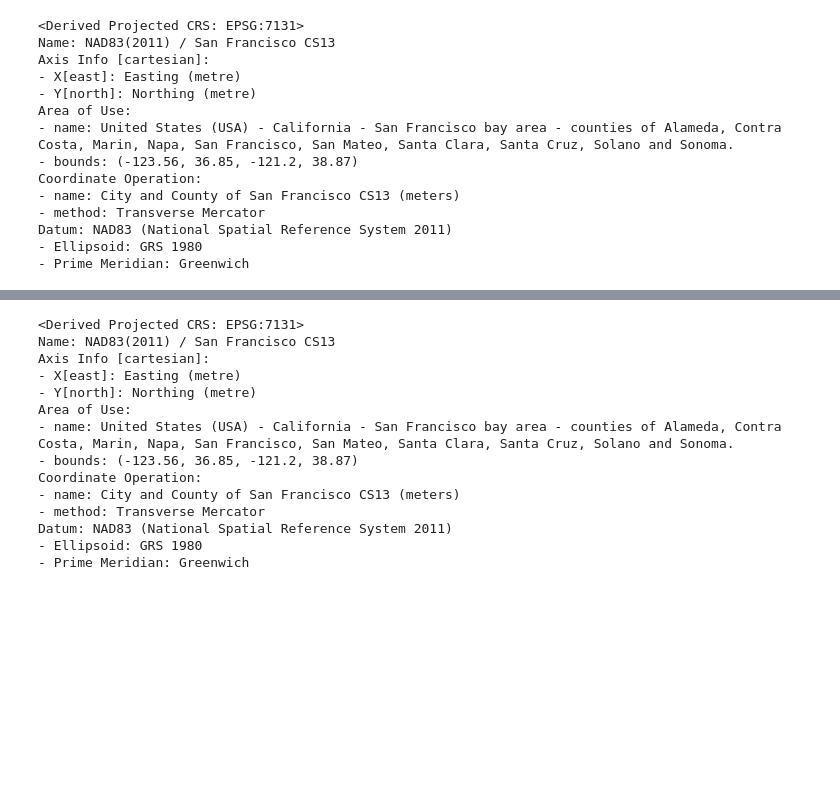
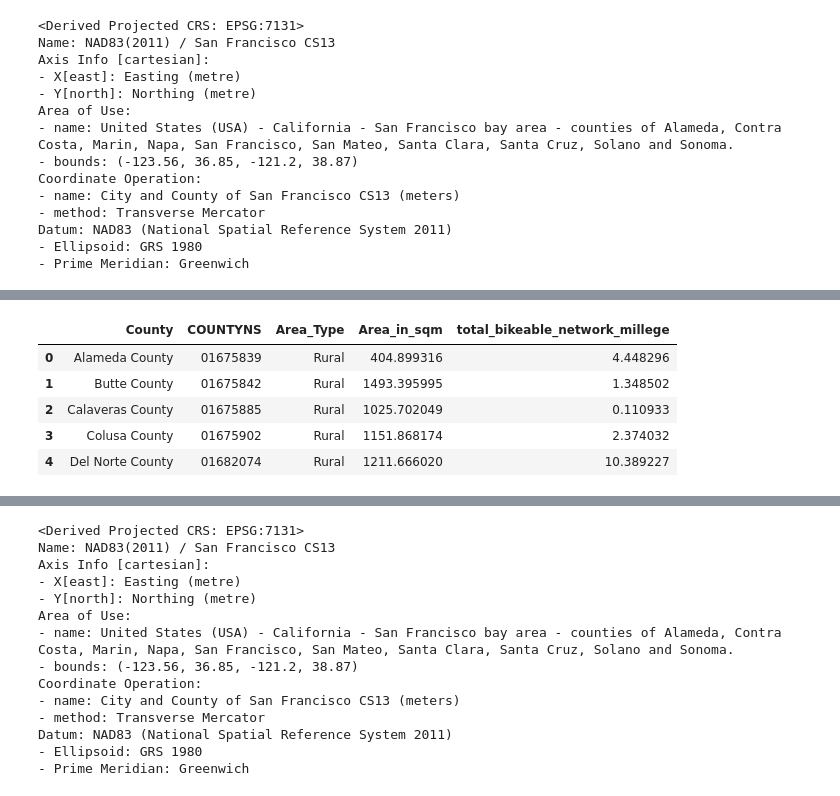
Before and after one commit to mintu07ruet/CA_population-by-rural-urban, a Jupyter notebook: Population generation for rural Vs Urban.ipynb, the cells around one changed output, grey strips where cells are left out. Saved outputs shown, nothing was run; the diff lists cells and outputs as text; code cells hidden in the pictures; blank space fills up the shorter version.

```diff
--- a/Population generation for rural Vs Urban.ipynb
+++ b/Population generation for rural Vs Urban.ipynb
@@ -343,0 +408,11 @@ Datum: NAD83 (National Spatial Reference System 2011)
+# %%
+rural_urban_osm=gpd.overlay(pop_rural_urban_geo1, osm_bike_network1, how='intersection', make_valid=True, keep_geom_type=False)
+rural_urban_osm1=pd.DataFrame({'total_bikeable_network_millege':rural_urban_osm.groupby(['County', 'COUNTYNS', 'Area_Type', 'Area_in_sqm'])['Length_in_mile'].sum()}).reset_index()
+rural_urban_osm1.head()
+# %% [output]
+|  | County | COUNTYNS | Area_Type | Area_in_sqm | total_bikeable_network_millege |
+| 0 | Alameda County | 01675839 | Rural | 404.899316 | 4.448296 |
+| 1 | Butte County | 01675842 | Rural | 1493.395995 | 1.348502 |
+| 2 | Calaveras County | 01675885 | Rural | 1025.702049 | 0.110933 |
+| 3 | Colusa County | 01675902 | Rural | 1151.868174 | 2.374032 |
+| 4 | Del Norte County | 01682074 | Rural | 1211.666020 | 10.389227 |
```
Also changed, not shown: parts of 24 cells of this notebook.
